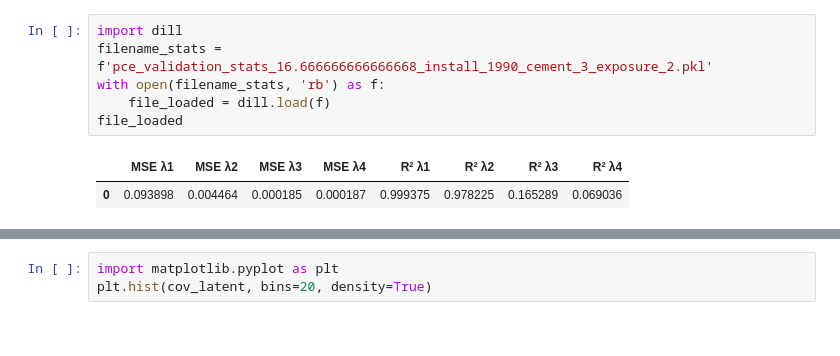
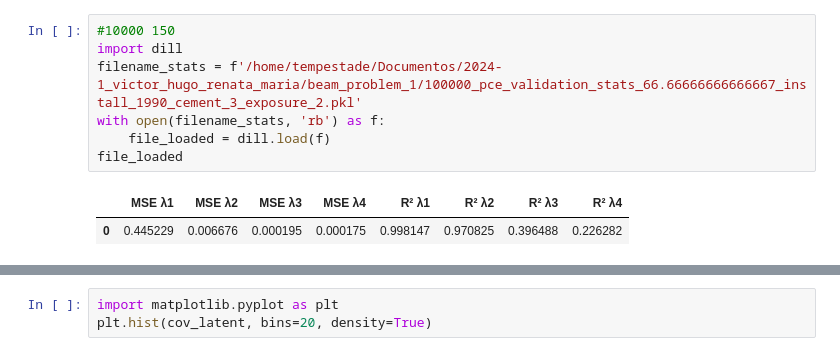
Before and after one commit to Pesquisa-UFCAT/2024-1_victor_hugo_renata_maria, a Jupyter notebook: beam_problem_1/01_glam_real_data/testes_gerais_distrib.ipynb, the cells around one changed output, grey strips where cells are left out. Cells and saved outputs as stored; diff of their text form.

```diff
--- a/beam_problem_1/01_glam_real_data/testes_gerais_distrib.ipynb
+++ b/beam_problem_1/01_glam_real_data/testes_gerais_distrib.ipynb
@@ -1,9 +1,10 @@
 # %%
+#10000 150
 import dill
-filename_stats = f'pce_validation_stats_16.666666666666668_install_1990_cement_3_exposure_2.pkl'
+filename_stats = f'/home/tempestade/Documentos/2024-1_victor_hugo_renata_maria/beam_problem_1/100000_pce_validation_stats_66.66666666666667_install_1990_cement_3_exposure_2.pkl'
 with open(filename_stats, 'rb') as f:
     file_loaded = dill.load(f)
 file_loaded
 # %% [output]
 |  | MSE λ1 | MSE λ2 | MSE λ3 | MSE λ4 | R² λ1 | R² λ2 | R² λ3 | R² λ4 |
-| 0 | 0.093898 | 0.004464 | 0.000185 | 0.000187 | 0.999375 | 0.978225 | 0.165289 | 0.069036 |
+| 0 | 0.445229 | 0.006676 | 0.000195 | 0.000175 | 0.998147 | 0.970825 | 0.396488 | 0.226282 |
```
Also changed, not shown: parts of 10 cells of this notebook, 32 other files.
